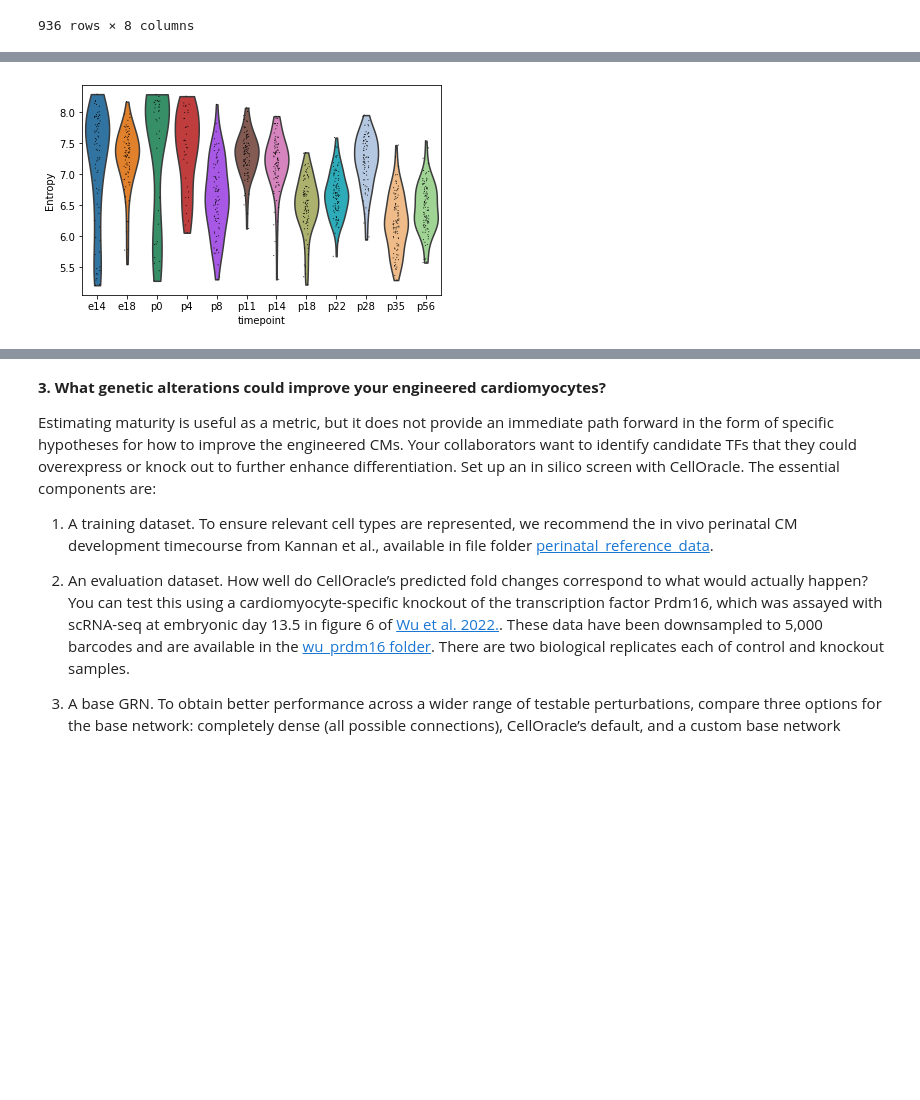
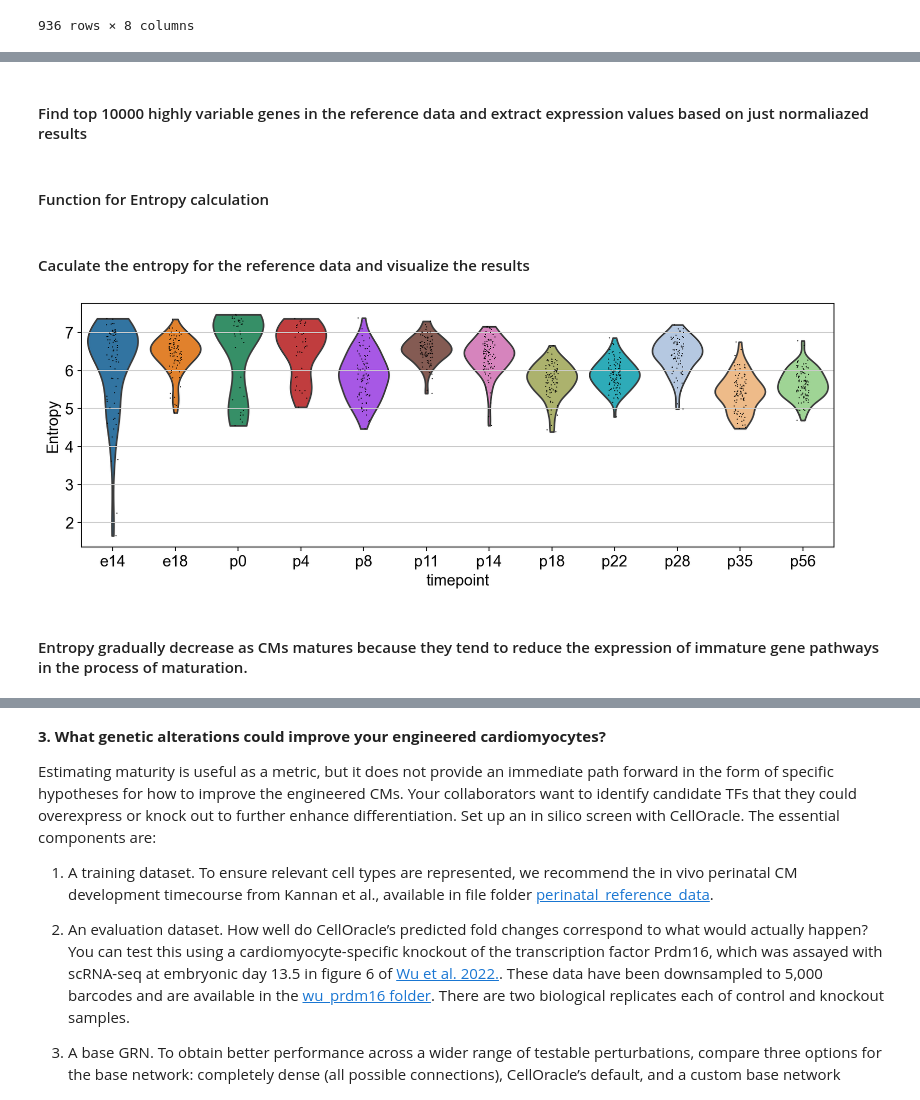
Before and after one commit to shoulton/CSCB-Final-Project, a Jupyter notebook: Final_project.ipynb, the cells around one changed output, grey strips where cells are left out. Saved outputs shown, nothing was run; the diff lists cells and outputs as text; code cells hidden in the pictures; blank space fills up the shorter version.

```diff
--- a/Final_project.ipynb
+++ b/Final_project.ipynb
@@ -202,2 +211,2 @@ mitomap = pd.read_csv("kannan et al mitomap.txt", sep = "\t")
 # %%
-mito_correct(mitomap, perinatal_reference)
+perinatal_reference = mito_correct(mitomap, perinatal_reference)
@@ -226,3 +232,8 @@ perinatal_reference.obs
 ribo_genes = perinatal_reference.var_names.str.startswith(("Rpl","Rps"))
 keep = np.invert(ribo_genes)
 perinatal_reference = perinatal_reference[:,keep].copy()
+# %%
+perinatal_reference.layers["spliced"] = perinatal_reference.X
+perinatal_reference.layers["unspliced"] = perinatal_reference.X
+import scvelo as scv
+scv.pp.moments(perinatal_reference, n_pcs = 30, n_neighbors = 30)
@@ -251 +259,3 @@ def calcuate_entropy(anndata):
+# %% [markdown]
+#### Find top 10000 highly variable genes in the reference data and extract expression values based on just normaliazed results
 # %%
@@ -254,0 +266,2 @@ top_genes_reference = perinatal_reference[:,keep].copy()
+# %% [markdown]
+#### Function for Entropy calculation
@@ -255,7 +277,9 @@ top_genes_reference = perinatal_reference[:,keep].copy()
+# %% [markdown]
+#### Caculate the entropy for the reference data and visualize the results
 # %%
-Entropy = []
-for i in range(top_genes_reference.n_obs):
-    prob = top_genes_reference.X[i, :] / sum(top_genes_reference.X[i, :])
-    prob = prob[prob!= 0]
-    entropy = np.sum(np.multiply(-prob, np.log(prob)))
-    Entropy.append(entropy)
+Entropy_reference = calculate_entropy(top_genes_reference)
+perinatal_reference.obs['Entropy'] = Entropy_reference
+sc.set_figure_params(figsize="10, 4")
+sc.pl.violin(perinatal_reference, "Entropy", groupby="timepoint")
+# %% [output]
+[figure, added]
@@ -264,7 +286,5 @@ perinatal_reference.obs['Entropy'] = Entropy
-# %%
-sc.pl.violin(perinatal_reference, "Entropy", groupby="timepoint")
-# %% [output]
-[figure, removed]
+# %% [markdown]
+#### Entropy gradually decrease as CMs matures because they tend to reduce the expression of immature gene pathways in the process of maturation.
 # %%
 sc.tl.pca(perinatal_reference, n_comps = 100, use_highly_variable = False)
 sc.set_figure_params(figsize = "10, 4")
```
Also changed, not shown: parts of 64 cells of this notebook.
